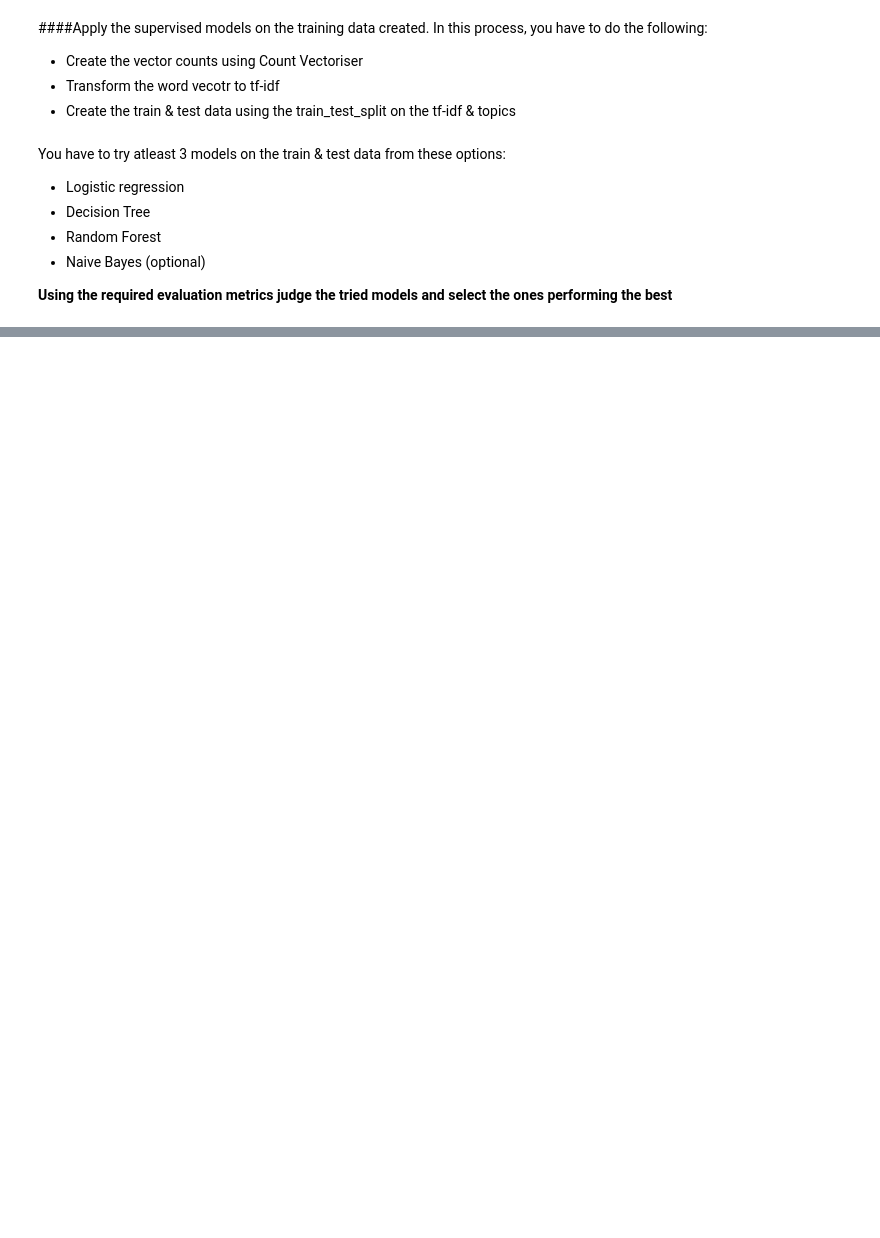
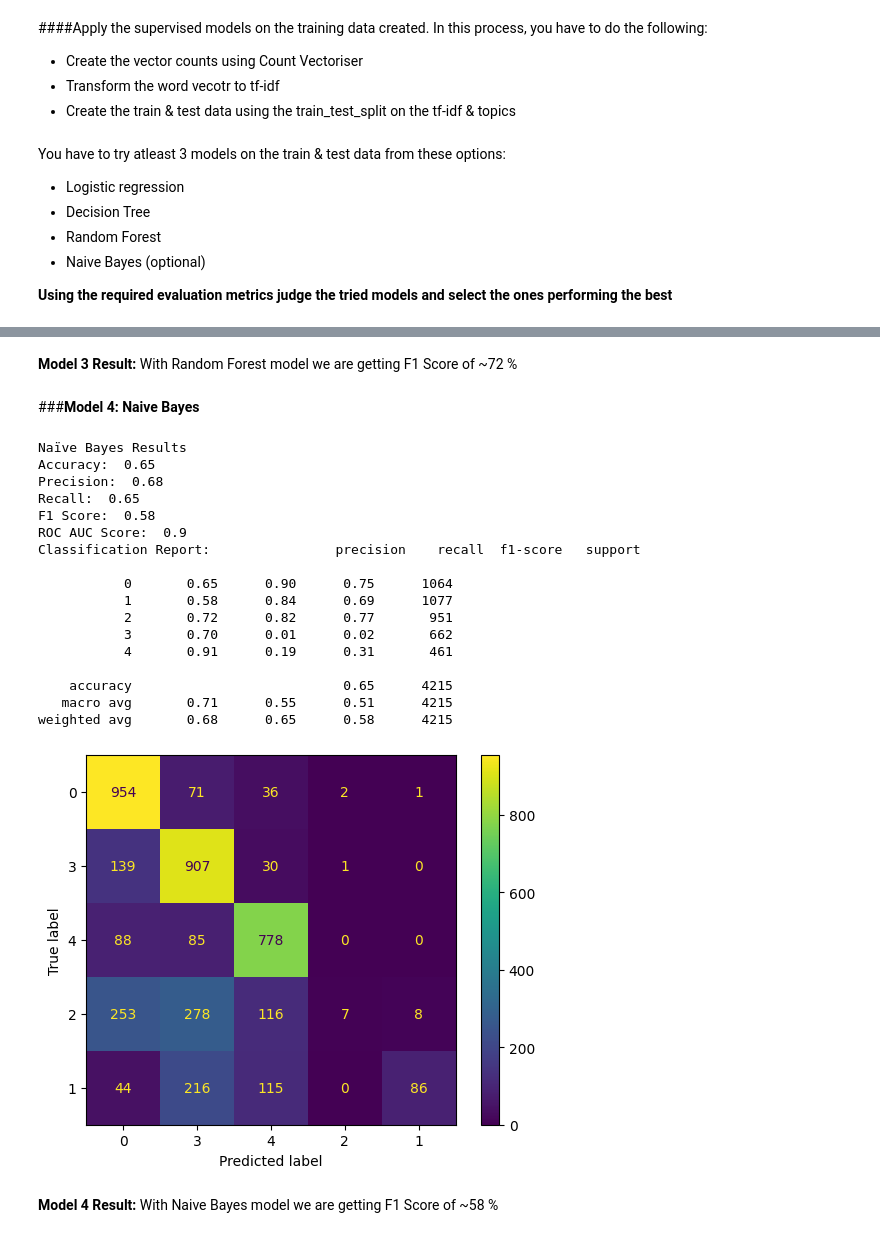
Before and after one commit to chetanrajhans/Case-Study-Automatic-Ticket-Classification, a Jupyter notebook: Automatic_Ticket_Classification_Assignment.ipynb, the cells around one changed output, grey strips where cells are left out. Drawn from its saved outputs; the diff is of its cells as text; code cells hidden in the pictures; blank space fills up the shorter version.

```diff
--- a/Automatic_Ticket_Classification_Assignment.ipynb
+++ b/Automatic_Ticket_Classification_Assignment.ipynb
@@ -1014,22 +867,0 @@ weighted avg       0.68      0.65      0.58      4215
-# %%
-models = {
-    "Logistic Regression": y_pred_lr,
-    "Decision Tree": y_pred_dt,
-    "Random Forest": y_pred_rf,
-    "Naïve Bayes": y_pred_nb
-}
-
-# Create DataFrame for comparison
-comparison_df = pd.DataFrame(columns=["Accuracy", "Precision", "Recall", "F1 Score"])
-
-for model_name, y_pred in models.items():
-    comparison_df.loc[model_name] = [
-        accuracy_score(y_test, y_pred),
-        precision_score(y_test, y_pred, average='macro'),
-        recall_score(y_test, y_pred, average='macro'),
-        f1_score(y_test, y_pred, average='macro')
-    ]
-
-# Sort by F1-score (best metric for imbalance)
-comparison_df = comparison_df.sort_values(by="F1 Score", ascending=False)
-print(comparison_df)
@@ -1148,0 +874,15 @@ Accuracy: 0.7419
+# %%
+# As we see there is slight imbalance in data, we will use F1 Score as evaluation metrics of all model
+# Creating function to evaluate the model and display the results
+def eval_model(y_test,y_pred,y_pred_proba):
+    #print(type,'results')
+    print('Accuracy: ', round(accuracy_score(y_test,y_pred),2))
+    print('Precision: ', round(precision_score(y_test,y_pred,average='weighted'),2))
+    print('Recall: ', round(recall_score(y_test,y_pred,average='weighted'),2))
+    print('F1 Score: ', round(f1_score(y_test,y_pred,average='weighted'),2))
+    print('ROC AUC Score: ', roc_auc_score(y_test,y_pred_proba,average='weighted',multi_class='ovr').round(2))
+    print('Classification Report: ', classification_report(y_test,y_pred))
+    cm = confusion_matrix(y_test,y_pred)
+    disp = ConfusionMatrixDisplay(confusion_matrix=cm,display_labels=training_data['Topic'].unique())
+    disp.plot()
+    plt.show()
@@ -1148,0 +1030,4 @@ Accuracy: 0.7419
+# %% [markdown]
+**Model 3 Result:** With Random Forest model we are getting F1 Score of ~72 %
+# %% [markdown]
+###**Model 4: Naive Bayes**
@@ -1148,0 +1038,25 @@ Accuracy: 0.7419
+# %%
+print("Naïve Bayes Results")
+#print(classification_report(y_test, y_pred_nb))
+eval_model(y_test,y_pred_nb,nb.predict_proba(X_test))
+# %% [output]
+Naïve Bayes Results
+Accuracy:  0.65
+Precision:  0.68
+Recall:  0.65
+F1 Score:  0.58
+ROC AUC Score:  0.9
+Classification Report:                precision    recall  f1-score   support
+
+           0       0.65      0.90      0.75      1064
+           1       0.58      0.84      0.69      1077
+           2       0.72      0.82      0.77       951
+           3       0.70      0.01      0.02       662
+           4       0.91      0.19      0.31       461
+
+    accuracy                           0.65      4215
+   macro avg       0.71      0.55      0.51      4215
+weighted avg       0.68      0.65      0.58      4215
+[figure, added]
+# %% [markdown]
+**Model 4 Result:** With Naive Bayes  model we are getting F1 Score of ~58 %
```
Also changed, not shown: parts of 78 cells of this notebook.
